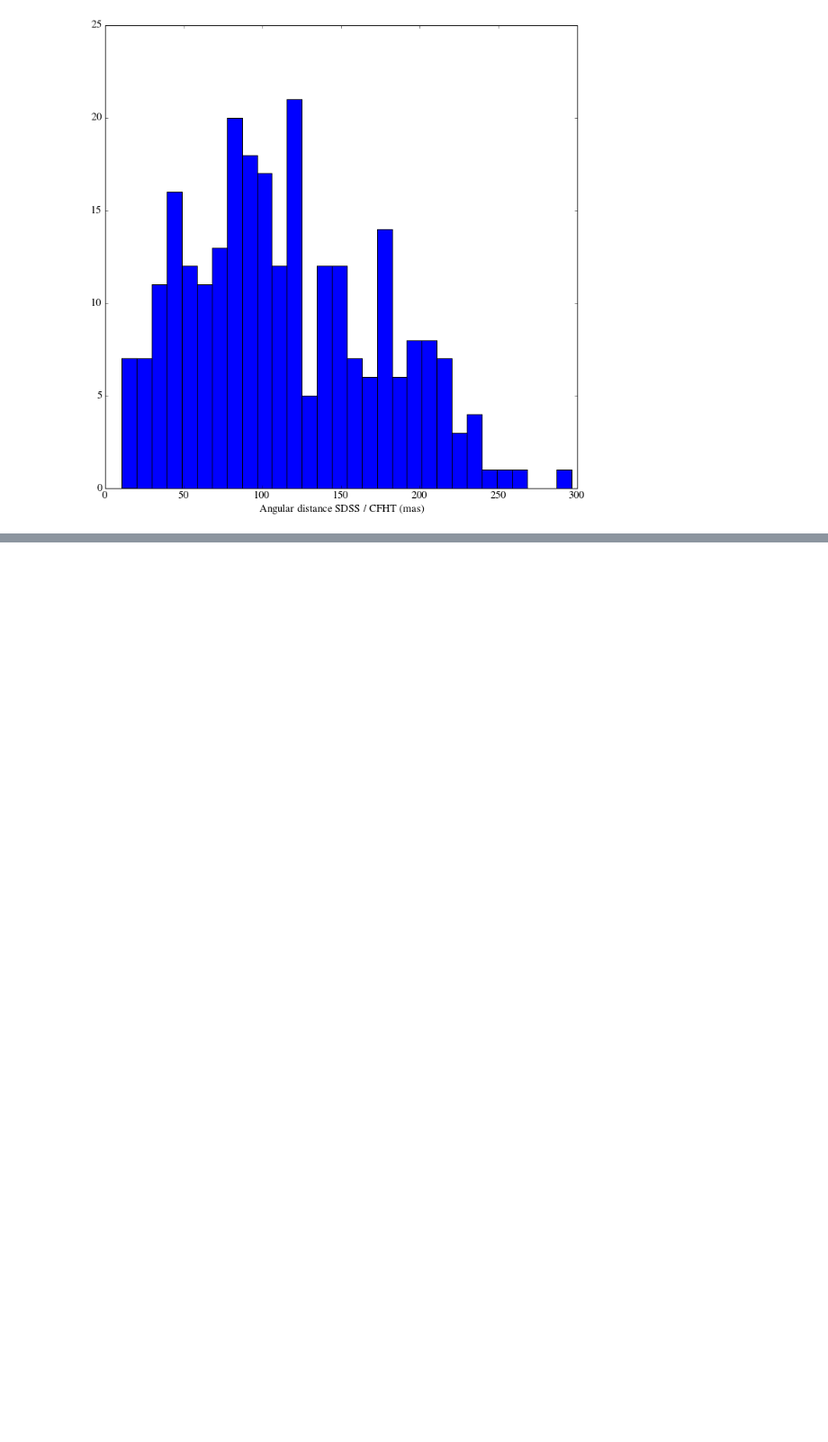
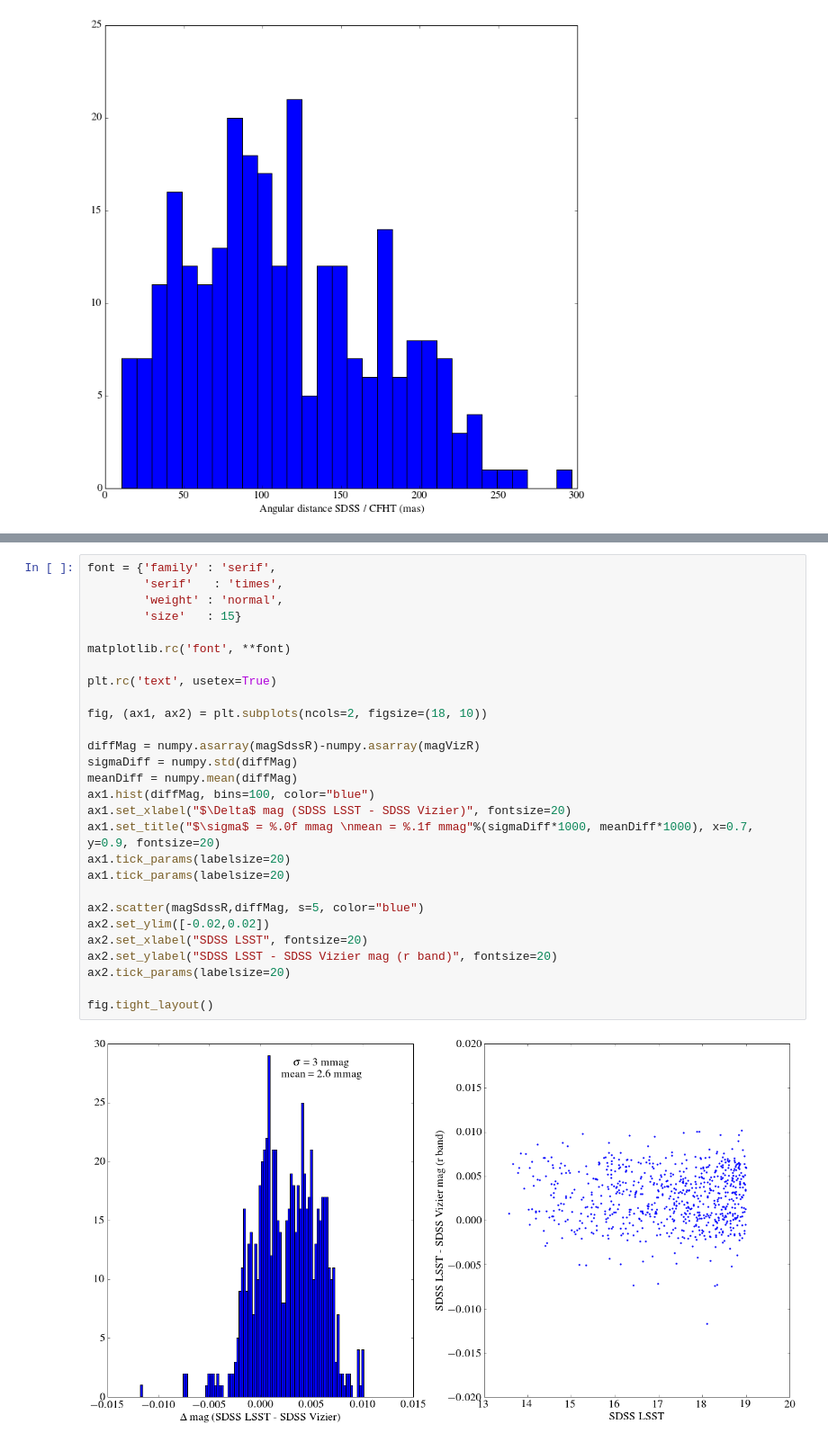
Before and after one commit to LSSTDESC/CFHTLS-Reprocess, a Jupyter notebook: notebooks/checkPhotometry.ipynb, the cells around one changed output, grey strips where cells are left out. Shown at 90% size. Drawn from its saved outputs; the diff is of its cells as text; blank space fills up the shorter version.

Commit message:
Add comparison to SDSS DR9 catalog loaded from Vizier portal

```diff
--- a/notebooks/checkPhotometry.ipynb
+++ b/notebooks/checkPhotometry.ipynb
@@ -835,0 +978,30 @@ fig.tight_layout()
+# %%
+font = {'family' : 'serif',
+        'serif'   : 'times',
+        'weight' : 'normal',
+        'size'   : 15}
+
+matplotlib.rc('font', **font)
+
+plt.rc('text', usetex=True)
+
+fig, (ax1, ax2) = plt.subplots(ncols=2, figsize=(18, 10))
+
+diffMag = numpy.asarray(magSdssR)-numpy.asarray(magVizR)
+sigmaDiff = numpy.std(diffMag)
+meanDiff = numpy.mean(diffMag)
+ax1.hist(diffMag, bins=100, color="blue")
+ax1.set_xlabel("$\Delta$ mag (SDSS LSST - SDSS Vizier)", fontsize=20)
+ax1.set_title("$\sigma$ = %.0f mmag \nmean = %.1f mmag"%(sigmaDiff*1000, meanDiff*1000), x=0.7, y=0.9, fontsize=20)
+ax1.tick_params(labelsize=20)
+ax1.tick_params(labelsize=20)
+
+ax2.scatter(magSdssR,diffMag, s=5, color="blue")
+ax2.set_ylim([-0.02,0.02])
+ax2.set_xlabel("SDSS LSST", fontsize=20)
+ax2.set_ylabel("SDSS LSST - SDSS Vizier mag (r band)", fontsize=20)
+ax2.tick_params(labelsize=20)
+
+fig.tight_layout()
+# %% [output]
+[figure, added]
```
Also changed, not shown: parts of 10 cells of this notebook.
